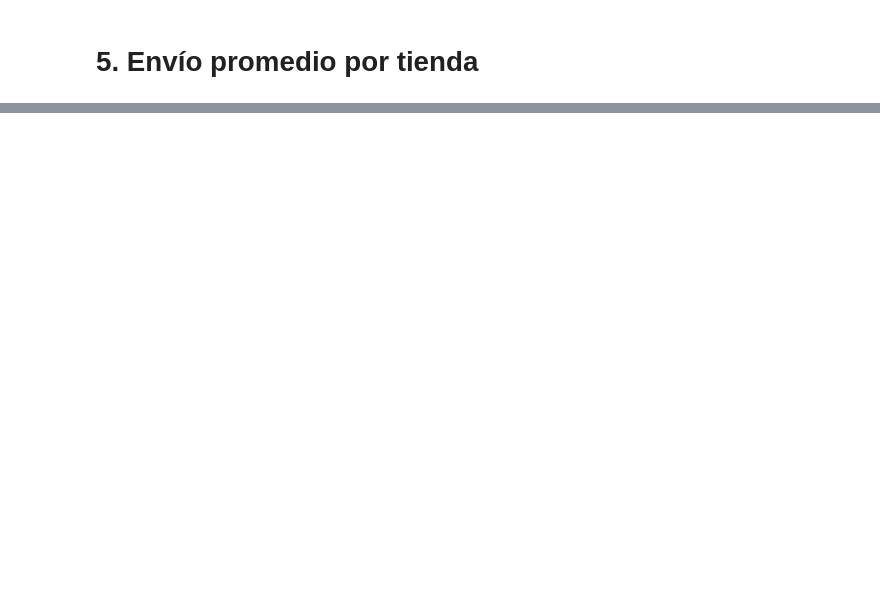
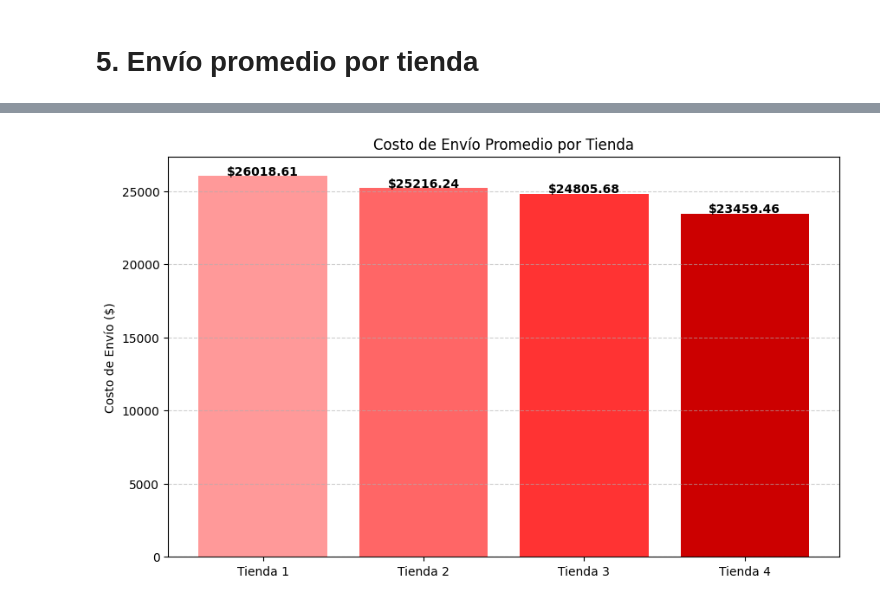
Before and after one commit to DAMS-1/Challenge-Alura-Store, a Jupyter notebook: AluraStoreLatam.ipynb, the cells around one changed output, grey strips where cells are left out. Saved outputs shown, nothing was run; the diff lists cells and outputs as text; code cells hidden in the pictures; blank space fills up the shorter version.

```diff
--- a/AluraStoreLatam.ipynb
+++ b/AluraStoreLatam.ipynb
@@ -144,0 +217,20 @@ plt.show()
+# %%
+import matplotlib.pyplot as plt
+
+tiendas_logistica = ['Tienda 1', 'Tienda 2', 'Tienda 3', 'Tienda 4']
+costos_envio = [envio_tienda1, envio_tienda2, envio_tienda3, envio_tienda4]
+
+plt.figure(figsize=(10, 6))
+
+plt.bar(tiendas_logistica, costos_envio, color=['#ff9999','#ff6666','#ff3333','#cc0000'])
+plt.title('Costo de Envío Promedio por Tienda')
+plt.ylabel('Costo de Envío ($)')
+plt.grid(axis='y', linestyle='--', alpha=0.6)
+
+# Etiquetas valor sobre las barras
+for i, v in enumerate(costos_envio):
+    plt.text(i, v + 50, f"${v:.2f}", ha='center', fontweight='bold')
+
+plt.show()
+# %% [output]
+[figure, added]
```
Also changed, not shown: parts of 3 cells of this notebook.
